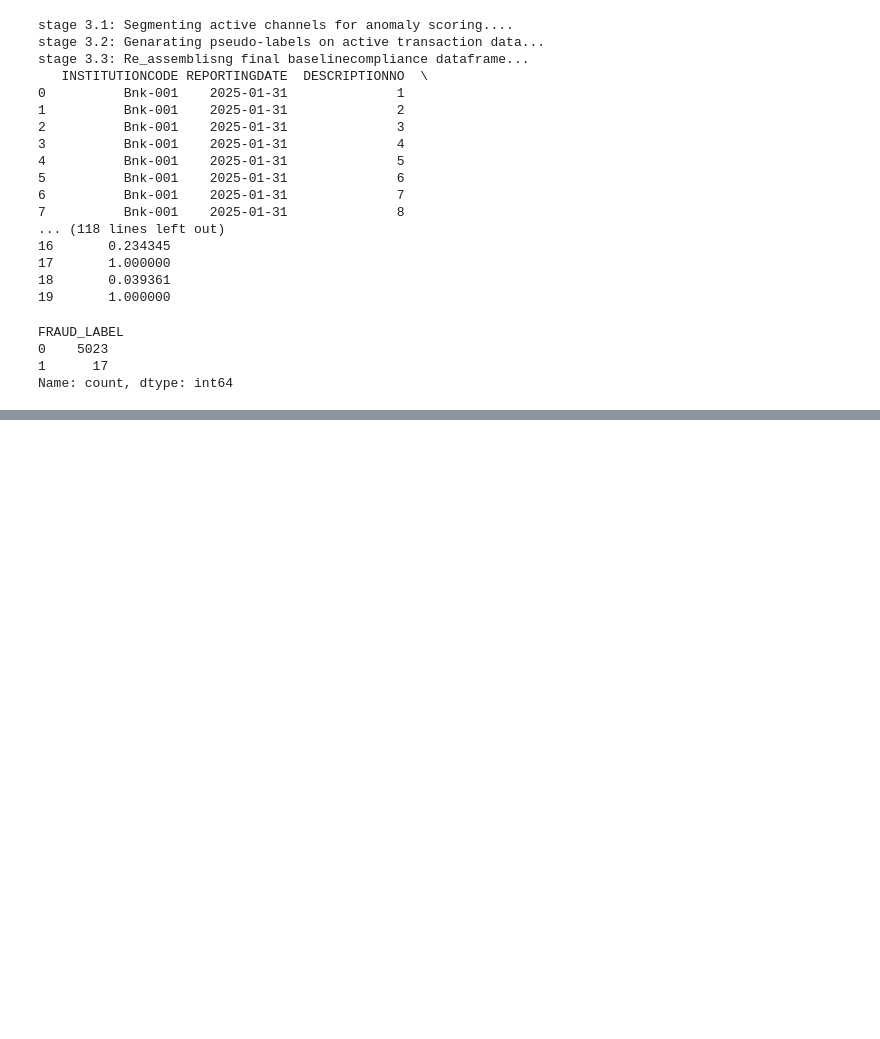
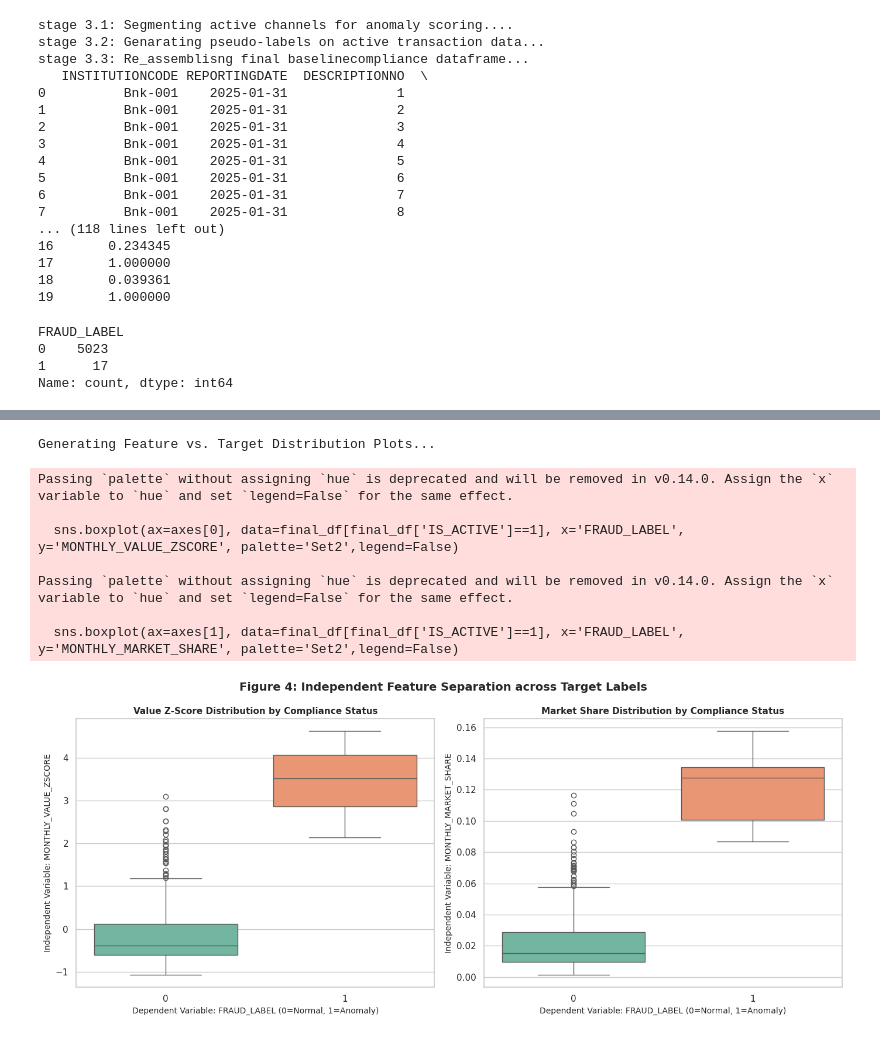
Before and after one commit to RobertDS-45/Money_Remmitence_analysis, a Jupyter notebook: Bot_Money_remmitence_analysis.ipynb, the cells around one changed output, grey strips where cells are left out. Cells and saved outputs as stored; diff of their text form; code cells hidden in the pictures; blank space fills up the shorter version.

```diff
--- a/Bot_Money_remmitence_analysis.ipynb
+++ b/Bot_Money_remmitence_analysis.ipynb
@@ -281,0 +300,33 @@ Name: count, dtype: int64
+# %%
+# VISUALIZATION 4.2: INDEPENDENT VS DEPENDENT VARIABLE RELATIONSHIP
+
+print("\nGenerating Feature vs. Target Distribution Plots...")
+
+# Let's plot how our main independent variable (Z-SCORE) separates the dependent variable (FRAUD_LABEL)
+fig, axes = plt.subplots(1, 2, figsize=(14, 6))
+
+# Boxplot for Monthly Value Z-Score vs Fraud Label
+sns.boxplot(ax=axes[0], data=final_df[final_df['IS_ACTIVE']==1], x='FRAUD_LABEL', y='MONTHLY_VALUE_ZSCORE', palette='Set2',legend=False)
+axes[0].set_title('Value Z-Score Distribution by Compliance Status', fontsize=11, fontweight='bold')
+axes[0].set_xlabel('Dependent Variable: FRAUD_LABEL (0=Normal, 1=Anomaly)', fontsize=10)
+axes[0].set_ylabel('Independent Variable: MONTHLY_VALUE_ZSCORE', fontsize=10)
+# Boxplot for Monthly Market Share vs Fraud Label
+sns.boxplot(ax=axes[1], data=final_df[final_df['IS_ACTIVE']==1], x='FRAUD_LABEL', y='MONTHLY_MARKET_SHARE', palette='Set2',legend=False)
+axes[1].set_title('Market Share Distribution by Compliance Status', fontsize=11, fontweight='bold')
+axes[1].set_xlabel('Dependent Variable: FRAUD_LABEL (0=Normal, 1=Anomaly)', fontsize=10)
+axes[1].set_ylabel('Independent Variable: MONTHLY_MARKET_SHARE', fontsize=10)
+
+plt.suptitle('Figure 4: Independent Feature Separation across Target Labels', fontsize=14, fontweight='bold', y=0.98)
+plt.tight_layout()
+plt.savefig('independent_vs_dependent_relationship.png', dpi=300)
+plt.show()
+# %% [output]
+Generating Feature vs. Target Distribution Plots...
+Passing `palette` without assigning `hue` is deprecated and will be removed in v0.14.0. Assign the `x` variable to `hue` and set `legend=False` for the same effect.
+
+  sns.boxplot(ax=axes[0], data=final_df[final_df['IS_ACTIVE']==1], x='FRAUD_LABEL', y='MONTHLY_VALUE_ZSCORE', palette='Set2',legend=False)
+
+Passing `palette` without assigning `hue` is deprecated and will be removed in v0.14.0. Assign the `x` variable to `hue` and set `legend=False` for the same effect.
+
+  sns.boxplot(ax=axes[1], data=final_df[final_df['IS_ACTIVE']==1], x='FRAUD_LABEL', y='MONTHLY_MARKET_SHARE', palette='Set2',legend=False)
+[figure, added]
```
Also changed, not shown: parts of 1 cell of this notebook.
